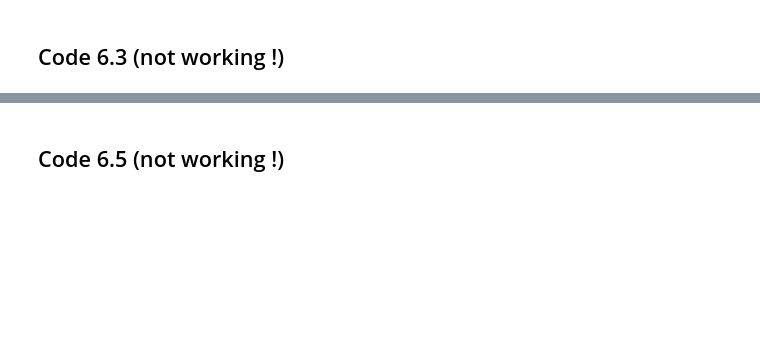
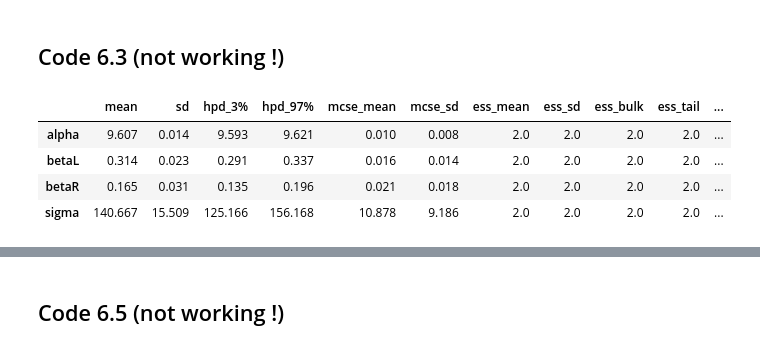
Before and after one commit to ksachdeva/rethinking-tensorflow-probability, a Jupyter notebook: notebooks/06_the_haunted_dag_and_the_causal_terror.ipynb, the cells around one changed output, grey strips where cells are left out. Saved outputs shown, nothing was run; the diff lists cells and outputs as text; code cells hidden in the pictures; blank space fills up the shorter version.

```diff
--- a/notebooks/06_the_haunted_dag_and_the_causal_terror.ipynb
+++ b/notebooks/06_the_haunted_dag_and_the_causal_terror.ipynb
@@ -238 +311,33 @@ az.summary(az_trace)
+# %%
+NUM_CHAINS_FOR_6_1 = 2
+
+init_state = [
+    10 * tf.ones([NUM_CHAINS_FOR_6_1]),
+    2  * tf.ones([NUM_CHAINS_FOR_6_1]),
+    2  * tf.ones([NUM_CHAINS_FOR_6_1]),
+    tf.ones([NUM_CHAINS_FOR_6_1])
+]
+
+bijectors = [
+    tfb.Identity(),
+    tfb.Identity(),
+    tfb.Identity(),
+    tfb.Exp()
+]
+
+trace_6_1 = sample_from_posterior(
+                    jdc_6_1,
+                    observed_data=(d.height.values,),
+                    num_chains=NUM_CHAINS_FOR_6_1,
+                    init_state = init_state,
+                    bijectors = bijectors,
+                    params=['alpha', 'betaL', 'betaR', 'sigma'])
+
+az.summary(trace_6_1)
+# %% [output]
+|  | mean | sd | hpd_3% | hpd_97% | mcse_mean | mcse_sd | ess_mean | ess_sd | ess_bulk | ess_tail | ... |
+| alpha | 9.607 | 0.014 | 9.593 | 9.621 | 0.010 | 0.008 | 2.0 | 2.0 | 2.0 | 2.0 | ... |
+| betaL | 0.314 | 0.023 | 0.291 | 0.337 | 0.016 | 0.014 | 2.0 | 2.0 | 2.0 | 2.0 | ... |
+| betaR | 0.165 | 0.031 | 0.135 | 0.196 | 0.021 | 0.018 | 2.0 | 2.0 | 2.0 | 2.0 | ... |
+| sigma | 140.667 | 15.509 | 125.166 | 156.168 | 10.878 | 9.186 | 2.0 | 2.0 | 2.0 | 2.0 | ... |
 # %%
```
Also changed, not shown: parts of 23 cells of this notebook, 3 other files.
